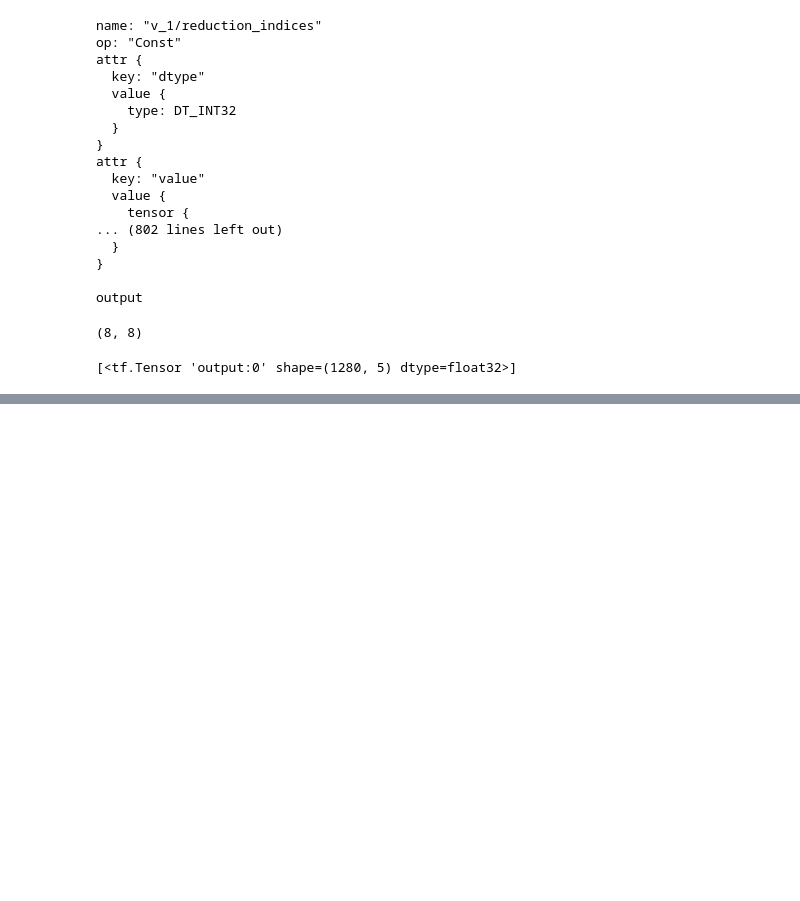
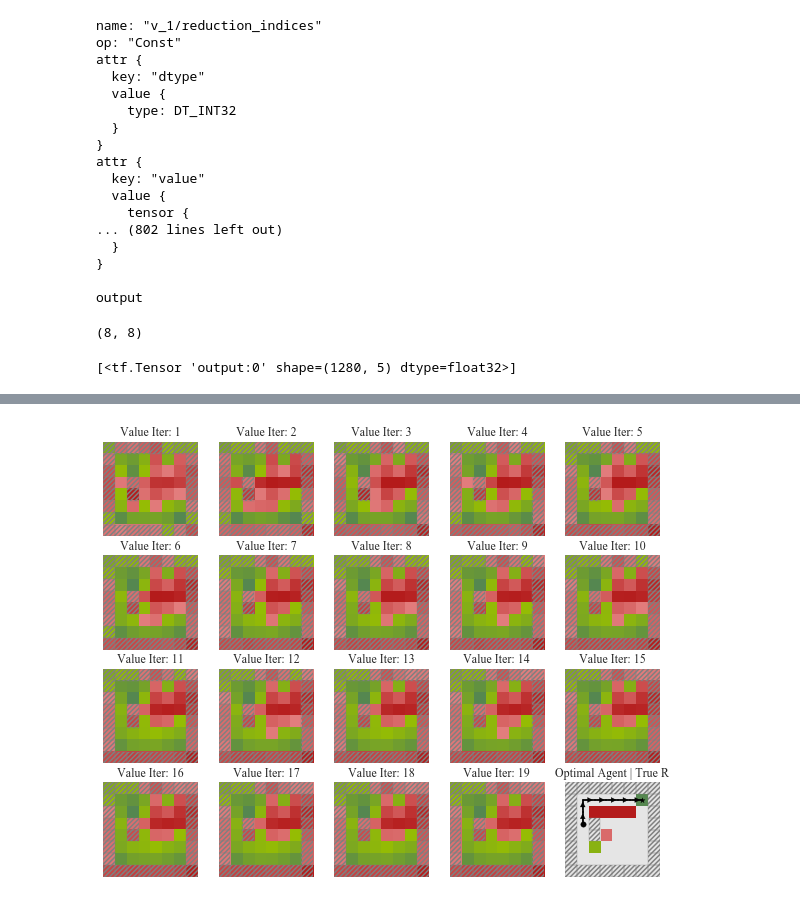
Before and after one commit to HumanCompatibleAI/learning_biases, a Jupyter notebook: Plotting Value Heat Map.ipynb, the cells around one changed output, grey strips where cells are left out. Drawn from its saved outputs; the diff is of its cells as text; code cells hidden in the pictures; blank space fills up the shorter version.

```diff
--- a/Plotting Value Heat Map.ipynb
+++ b/Plotting Value Heat Map.ipynb
@@ -110,0 +158,3 @@ fig.savefig("testing_value_maps.jpg")
+# %%
+sorted_vtensors = list(sorted(sortable_vtensors))
+sorted_vtensors
@@ -110,0 +181,31 @@ fig.savefig("testing_value_maps.jpg")
+# %%
+# Comparing value maps. Rows of 5 value maps. Starting from the first
+num_cols = 5
+num_rows = round(len(sortable_vtensors) // num_cols + 1)
+size_scale = 2
+fig, axes = plt.subplots(num_rows, num_cols, figsize=(num_cols * size_scale, num_rows * size_scale))
+
+
+gr = grids[2] # or choose grid 3
+walls, reward, start = GridworldMdp(gr).convert_to_numpy_input()
+for i, ax_row in enumerate(axes):
+    for j, ax in enumerate(ax_row):
+        idx = 5 * i + j
+        if idx >= len(sortable_vtensors):
+            # If no more value plots, just plot the trajectory on true reward
+            agent = FastOptimalAgent(beta=1.0)
+            plot_trajectory(walls, reward, start, agent, fig, ax)
+            plot_reward(reward, walls, "Optimal Agent | True R", fig, ax)
+        else:
+            # Plot value map
+            opnum, op = sorted_vtensors[5 * i + j]
+            vmap = sess.run(feed_dict={'image:0':w, 'reward:0': r}, fetches=op.outputs)
+            vmap = vmap[0][0].squeeze()
+            plot_reward(normalize(vmap), walls, 'Value Iter: {}'.format(opnum), fig, ax)
+fig.savefig("ValueMapComparison-OptimalAgent-VIN-20.jpg")
+
+# Plot rollout of the agent on the actual policy..., compared again with the optimal agent
+# Plot rollout on inferred reward as well...
+fig, axes = plt.subplot(1, 3)
+# %% [output]
+[figure, added]
```
Also changed, not shown: parts of 7 cells of this notebook, 4 other files.
